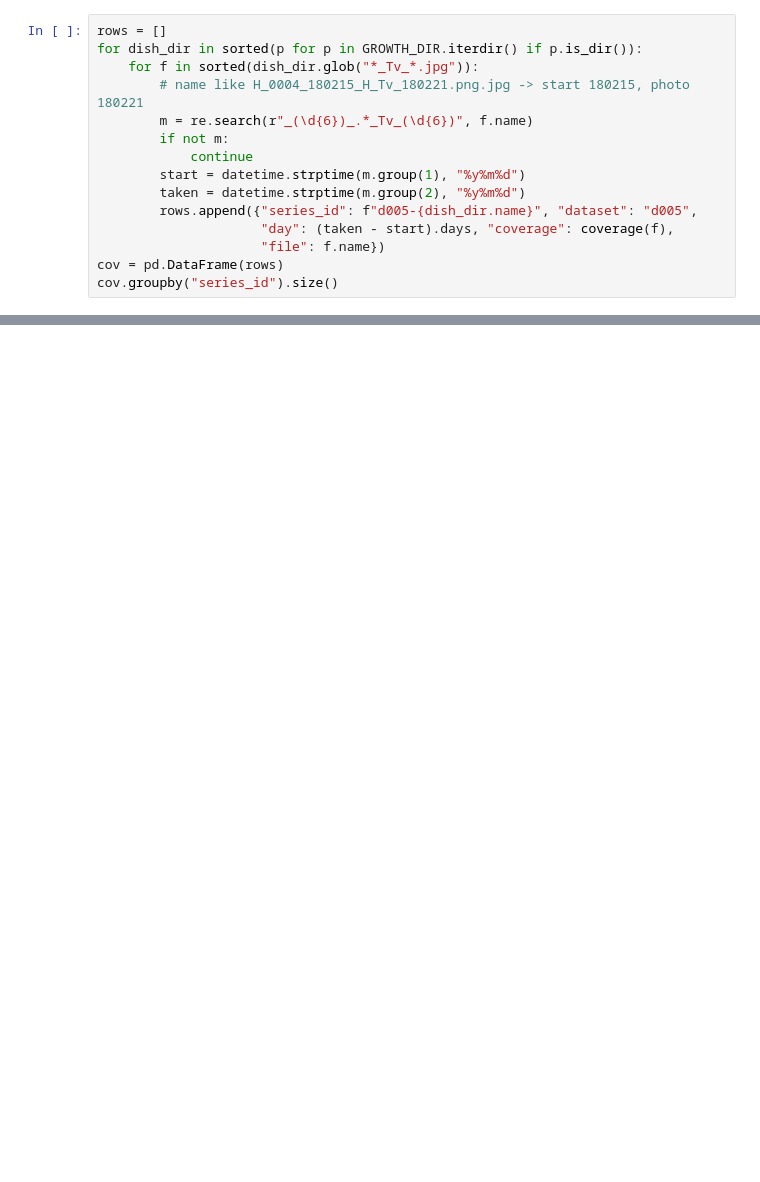
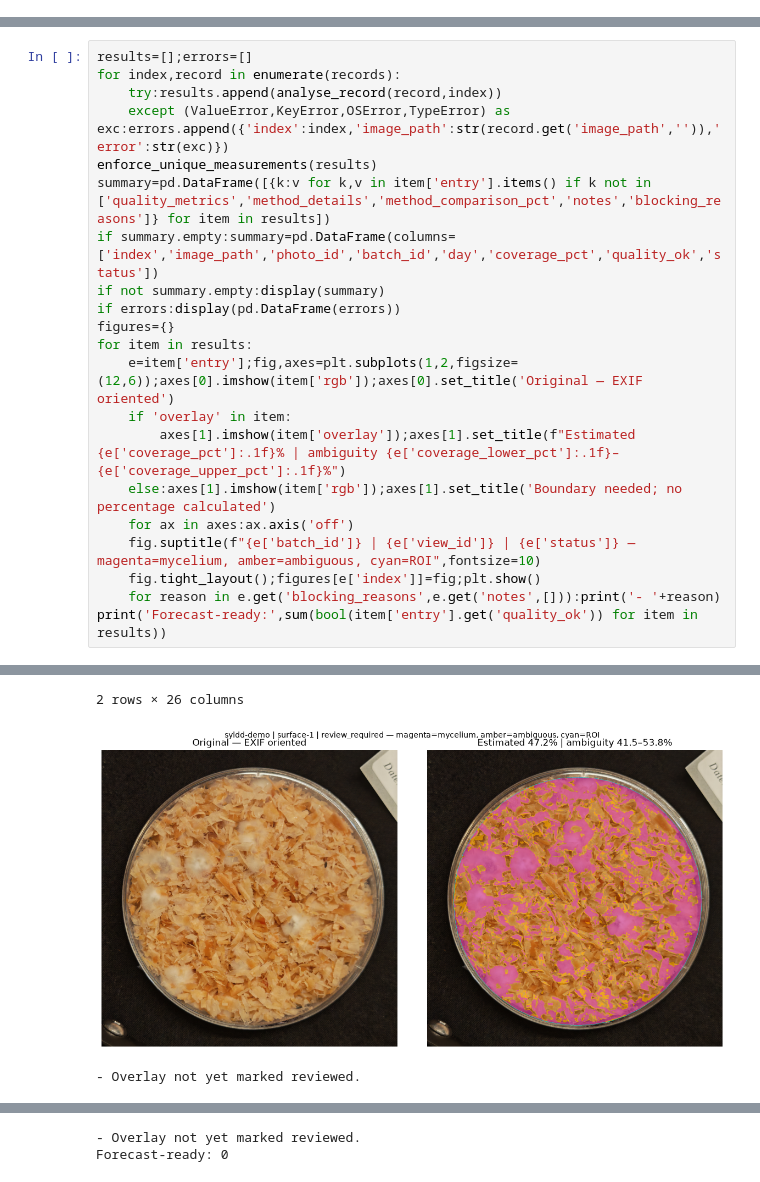
Before and after one commit to sylaslau/myco_demo, a Jupyter notebook: notebooks/2.4.colonisation_image_coverage.ipynb, the cells around one changed output, grey strips where cells are left out. Drawn from its saved outputs; the diff is of its cells as text; blank space fills up the shorter version.

```diff
--- a/notebooks/2.4.colonisation_image_coverage.ipynb
+++ b/notebooks/2.4.colonisation_image_coverage.ipynb
@@ -26,15 +0,0 @@ coverage
-# %%
-rows = []
-for dish_dir in sorted(p for p in GROWTH_DIR.iterdir() if p.is_dir()):
-    for f in sorted(dish_dir.glob("*_Tv_*.jpg")):
-        # name like H_0004_180215_H_Tv_180221.png.jpg -> start 180215, photo 180221
-        m = re.search(r"_(\d{6})_.*_Tv_(\d{6})", f.name)
-        if not m:
-            continue
-        start = datetime.strptime(m.group(1), "%y%m%d")
-        taken = datetime.strptime(m.group(2), "%y%m%d")
-        rows.append({"series_id": f"d005-{dish_dir.name}", "dataset": "d005",
-                     "day": (taken - start).days, "coverage": coverage(f),
-                     "file": f.name})
-cov = pd.DataFrame(rows)
-cov.groupby("series_id").size()
@@ -63,0 +332,22 @@ cov.to_csv(INTERIM_DATA_DIR / "coverage_auto.csv", index=False)
+# %%
+results=[];errors=[]
+for index,record in enumerate(records):
+    try:results.append(analyse_record(record,index))
+    except (ValueError,KeyError,OSError,TypeError) as exc:errors.append({'index':index,'image_path':str(record.get('image_path','')),'error':str(exc)})
+enforce_unique_measurements(results)
+summary=pd.DataFrame([{k:v for k,v in item['entry'].items() if k not in ['quality_metrics','method_details','method_comparison_pct','notes','blocking_reasons']} for item in results])
+if summary.empty:summary=pd.DataFrame(columns=['index','image_path','photo_id','batch_id','day','coverage_pct','quality_ok','status'])
+if not summary.empty:display(summary)
+if errors:display(pd.DataFrame(errors))
+figures={}
+for item in results:
+    e=item['entry'];fig,axes=plt.subplots(1,2,figsize=(12,6));axes[0].imshow(item['rgb']);axes[0].set_title('Original — EXIF oriented')
+    if 'overlay' in item:
+        axes[1].imshow(item['overlay']);axes[1].set_title(f"Estimated {e['coverage_pct']:.1f}% | ambiguity {e['coverage_lower_pct']:.1f}–{e['coverage_upper_pct']:.1f}%")
+    else:axes[1].imshow(item['rgb']);axes[1].set_title('Boundary needed; no percentage calculated')
+    for ax in axes:ax.axis('off')
+    fig.suptitle(f"{e['batch_id']} | {e['view_id']} | {e['status']} — magenta=mycelium, amber=ambiguous, cyan=ROI",fontsize=10)
+    fig.tight_layout();figures[e['index']]=fig;plt.show()
+    for reason in e.get('blocking_reasons',e.get('notes',[])):print('- '+reason)
+print('Forecast-ready:',sum(bool(item['entry'].get('quality_ok')) for item in results))
+# %% [output]
@@ -63,0 +357,3 @@ cov.to_csv(INTERIM_DATA_DIR / "coverage_auto.csv", index=False)
+2 rows × 26 columns
+[figure, added]
+- Overlay not yet marked reviewed.
@@ -63,0 +361,2 @@ cov.to_csv(INTERIM_DATA_DIR / "coverage_auto.csv", index=False)
+- Overlay not yet marked reviewed.
+Forecast-ready: 0
```
Also changed, not shown: parts of 27 cells of this notebook, 3 other files.
